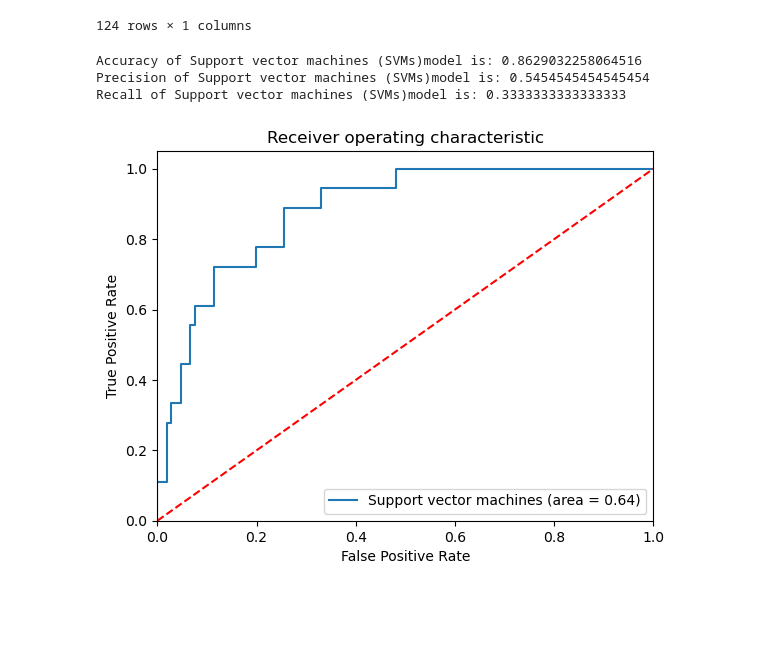
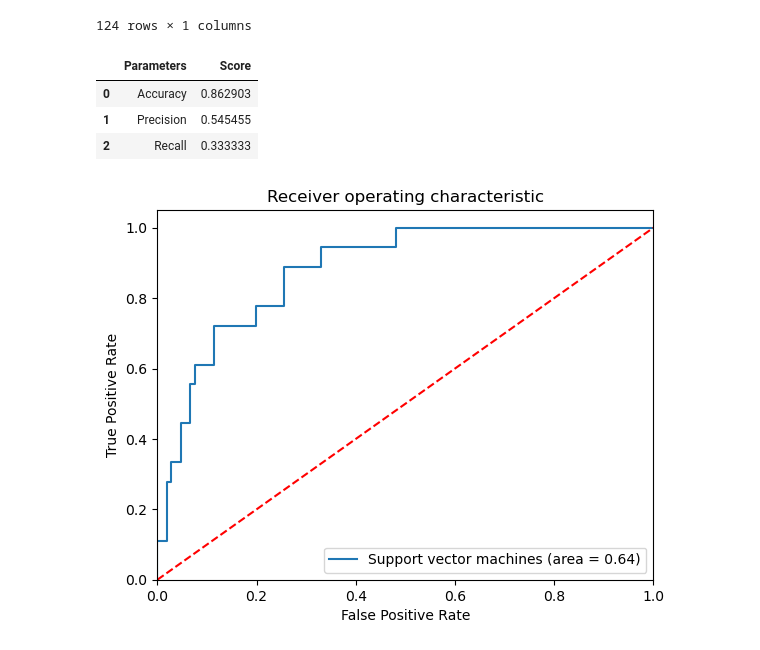
Before and after one commit to boniale/ML_iard, a Jupyter notebook: ml_diseases_mod.ipynb, the cells around one changed output. Saved outputs shown, nothing was run; the diff lists cells and outputs as text; code cells hidden in the pictures; blank space fills up the shorter version.

```diff
--- a/ml_diseases_mod.ipynb
+++ b/ml_diseases_mod.ipynb
@@ -789,18 +801,24 @@ y_pred_svm
 # %%
 # Evaluate the accuracy of the classifier
 accuracy_svm = metrics.accuracy_score(y_test, y_pred_svm)
-print("Accuracy of Support vector machines (SVMs)model is:", accuracy_svm)
 
 
 # Model Precision
-print("Precision of Support vector machines (SVMs)model is:", metrics.precision_score(y_test, y_pred_svm))
+prec_svm = metrics.precision_score(y_test, y_pred_svm)
 
 # Model Recall
-print("Recall of Support vector machines (SVMs)model is:", metrics.recall_score(y_test, y_pred_svm))
+rec_svm = metrics.recall_score(y_test, y_pred_svm)
-# %% [output]
-Accuracy of Support vector machines (SVMs)model is: 0.8629032258064516
-Precision of Support vector machines (SVMs)model is: 0.5454545454545454
-Recall of Support vector machines (SVMs)model is: 0.3333333333333333
+# %%
+svm_models_accuracy = pd.DataFrame({'Parameters':['Accuracy', 'Precision', 'Recall'],
+                            'Score':[accuracy_svm, prec_svm, rec_svm]
+                           })
+
+svm_models_accuracy
+# %% [output]
+|  | Parameters | Score |
+| 0 | Accuracy | 0.862903 |
+| 1 | Precision | 0.545455 |
+| 2 | Recall | 0.333333 |
 # %%
 clf_roc_auc = roc_auc_score(y_test, clf.predict(X_test))
 fpr, tpr, thresholds = roc_curve(y_test, clf.predict_proba(X_test)[:,1])
```
Also changed, not shown: parts of 8 cells of this notebook.
